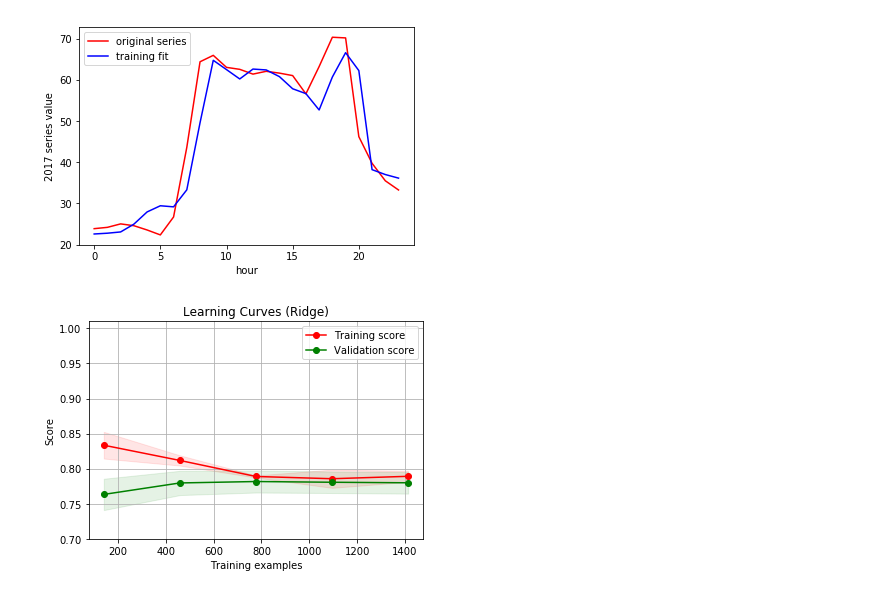
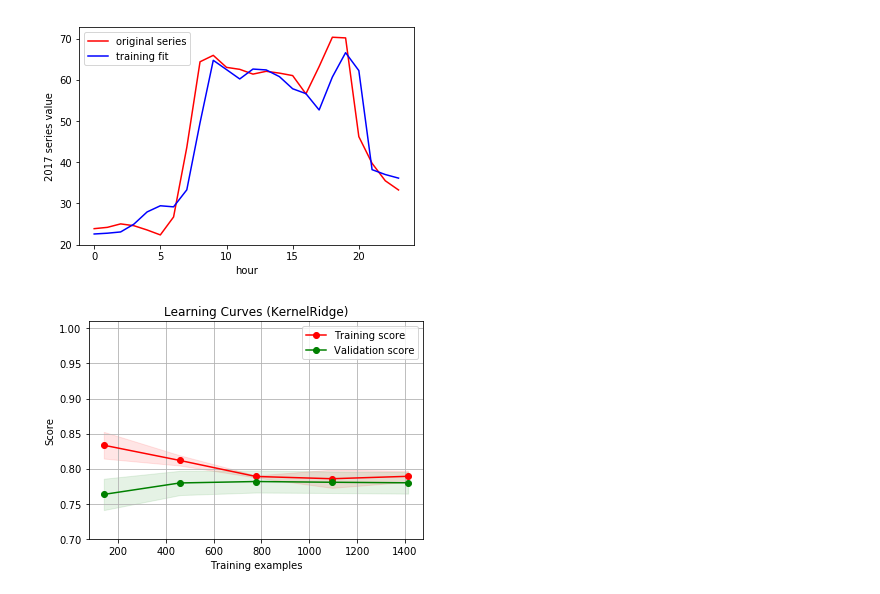
Before and after one commit to sr6115/machine-learning, a Jupyter notebook: first machine/prediction_KernelRidge.ipynb, the cells around one changed output. Drawn from its saved outputs; the diff is of its cells as text; code cells hidden in the pictures.

```diff
--- a/first machine/prediction_KernelRidge.ipynb
+++ b/first machine/prediction_KernelRidge.ipynb
@@ -122,32 +122,32 @@ def plot_learning_curve(estimator, title, X, y, ylim=None, cv=None,
     train_sizes, train_scores, test_scores = learning_curve(
         estimator, X, y, cv=cv, n_jobs=n_jobs, train_sizes=train_sizes)
     train_scores_mean = np.mean(train_scores, axis=1)
     train_scores_std = np.std(train_scores, axis=1)
     test_scores_mean = np.mean(test_scores, axis=1)
     test_scores_std = np.std(test_scores, axis=1)
     plt.grid()
 
     plt.fill_between(train_sizes, train_scores_mean - train_scores_std,
                      train_scores_mean + train_scores_std, alpha=0.1,
                      color="r")
     plt.fill_between(train_sizes, test_scores_mean - test_scores_std,
                      test_scores_mean + test_scores_std, alpha=0.1, color="g")
     plt.plot(train_sizes, train_scores_mean, 'o-', color="r",
              label="Training score")
     plt.plot(train_sizes, test_scores_mean, 'o-', color="g",
              label="Validation score")
 
     plt.legend(loc="best")
     return plt
 
 from sklearn.linear_model import Ridge
-title = "Learning Curves (Ridge)"
+title = "Learning Curves (KernelRidge)"
 
 cv = ShuffleSplit(n_splits=2, test_size=1/3, random_state=0)
 
 estimator = Ridge()
 plot_learning_curve(estimator, title, X_train, y_train, ylim=(0.7, 1.01), cv=cv, n_jobs=4)
 
 plt.show()
 # %% [output]
-[figure, old version]
+[figure, new version]
```
Also changed, not shown: 5 other files.
